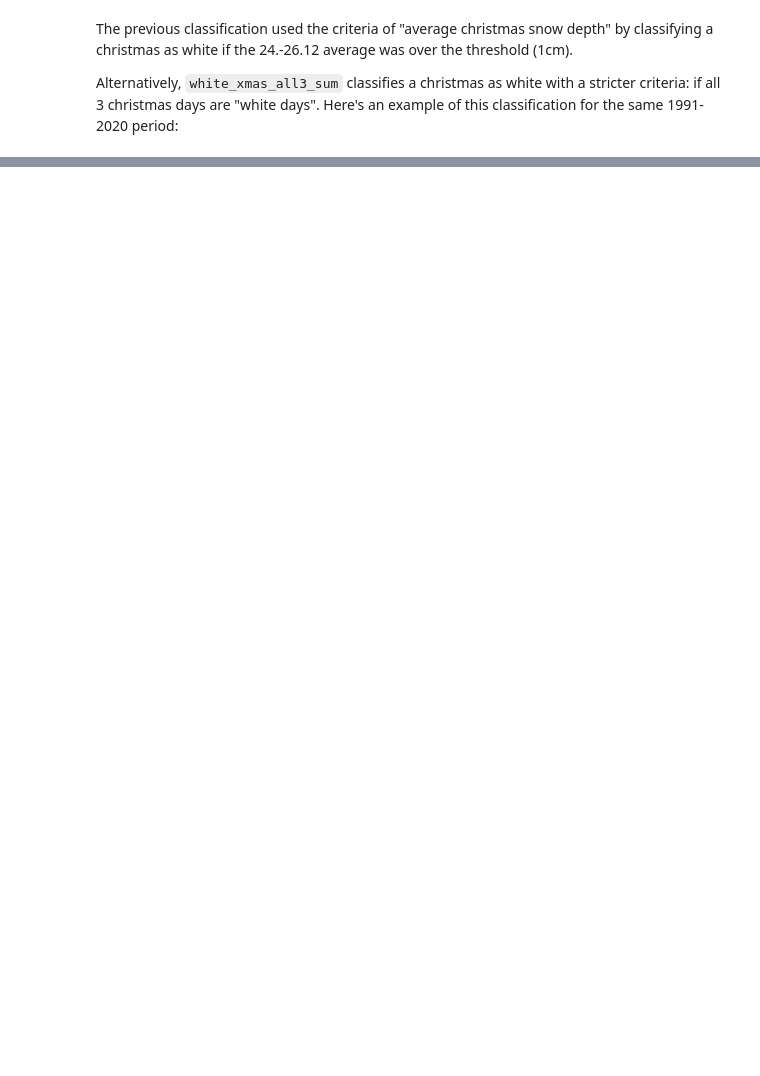
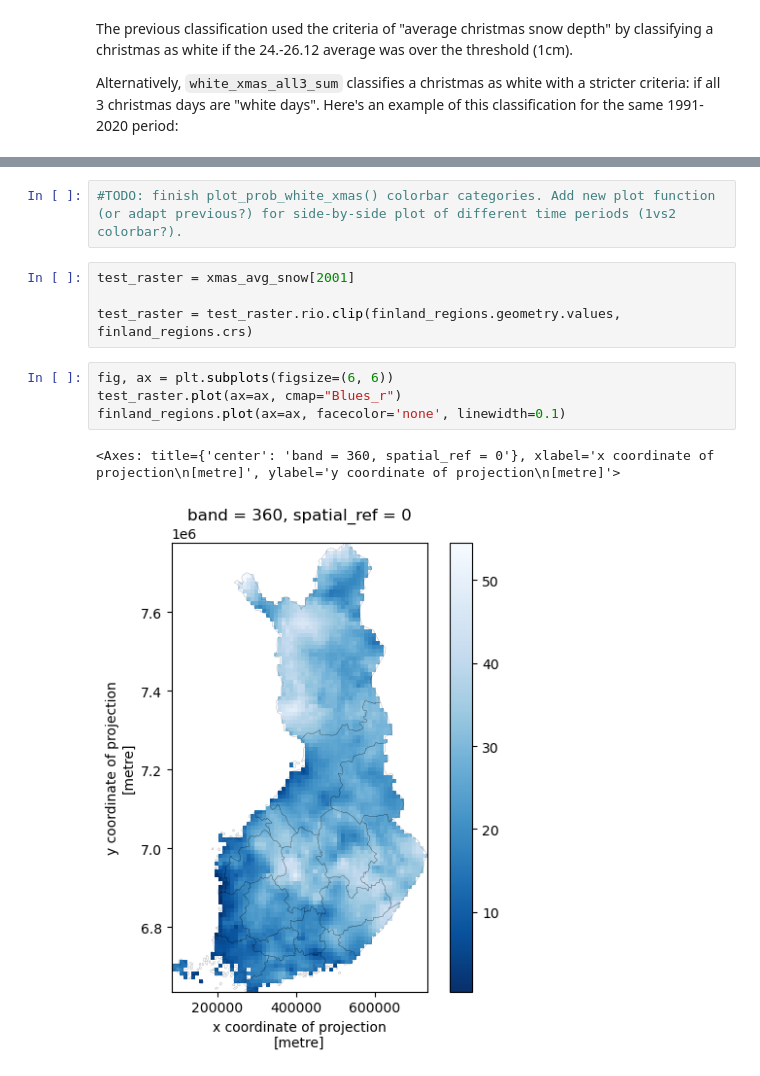
Before and after one commit to marcelomouta/white-christmas-project, a Jupyter notebook: final-assignment.ipynb, the cells around one changed output, grey strips where cells are left out. Drawn from its saved outputs; the diff is of its cells as text; blank space fills up the shorter version.

```diff
--- a/final-assignment.ipynb
+++ b/final-assignment.ipynb
@@ -210,0 +218,13 @@ snow.plot_prob_white_xmas(prob_white_xmas, start_year, end_year)
+# %%
+#TODO: finish plot_prob_white_xmas() colorbar categories. Add new plot function (or adapt previous?) for side-by-side plot of different time periods (1vs2 colorbar?).
+# %%
+test_raster = xmas_avg_snow[2001]
+
+test_raster = test_raster.rio.clip(finland_regions.geometry.values, finland_regions.crs)
+# %%
+fig, ax = plt.subplots(figsize=(6, 6))
+test_raster.plot(ax=ax, cmap="Blues_r")
+finland_regions.plot(ax=ax, facecolor='none', linewidth=0.1)
+# %% [output]
+<Axes: title={'center': 'band = 360, spatial_ref = 0'}, xlabel='x coordinate of projection\n[metre]', ylabel='y coordinate of projection\n[metre]'>
+[figure, added]
```
Also changed, not shown: parts of 23 cells of this notebook.
